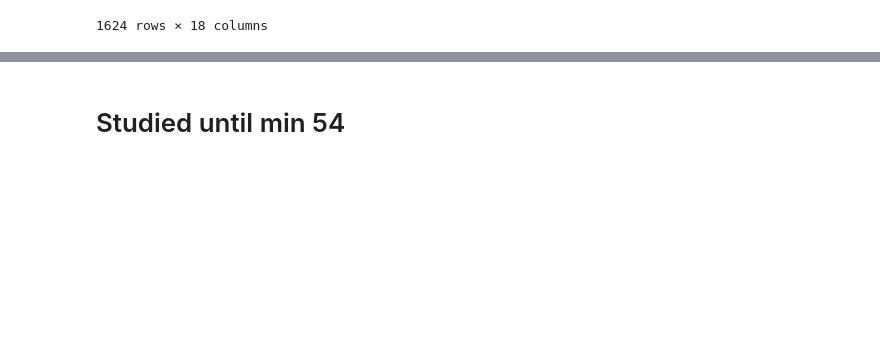
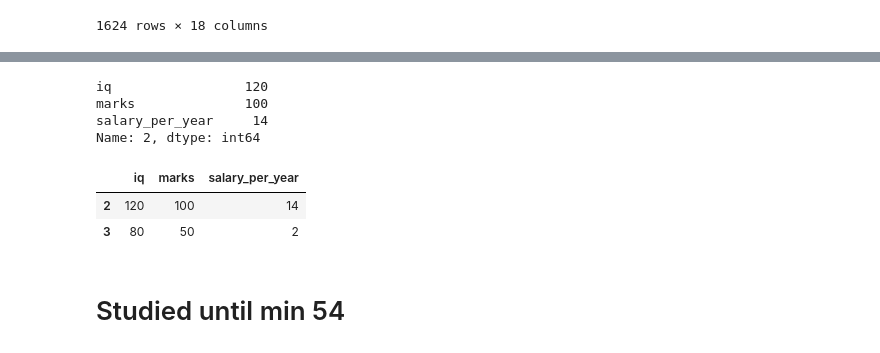
Before and after one commit to arsal3646/Python_Projects, a Jupyter notebook: CampusX_Data_Science_Course/017_Pandas_DataFrame.ipynb, the cells around one changed output, grey strips where cells are left out. Cells and saved outputs as stored; diff of their text form; code cells hidden in the pictures; blank space fills up the shorter version.

```diff
--- a/CampusX_Data_Science_Course/017_Pandas_DataFrame.ipynb
+++ b/CampusX_Data_Science_Course/017_Pandas_DataFrame.ipynb
@@ -639,2 +649,17 @@ movies.iloc[[0,4,5]]  # This will return the rows at index 0, 4, and 5 from the
+# %%
+students_df_dict.loc[2]  # This will return the row with label 2 from the students_df_dict DataFrame.
+# %% [output]
+iq                 120
+marks              100
+salary_per_year     14
+Name: 2, dtype: int64
+# %%
+students_df_dict.loc[2:]
+
+# This will return all rows starting from the row with label 2 from the students_df_dict DataFrame.
+# %% [output]
+|  | iq | marks | salary_per_year |
+| 2 | 120 | 100 | 14 |
+| 3 | 80 | 50 | 2 |
 # %% [markdown]
 # Studied until min 54
```
Also changed, not shown: parts of 1 cell of this notebook.
